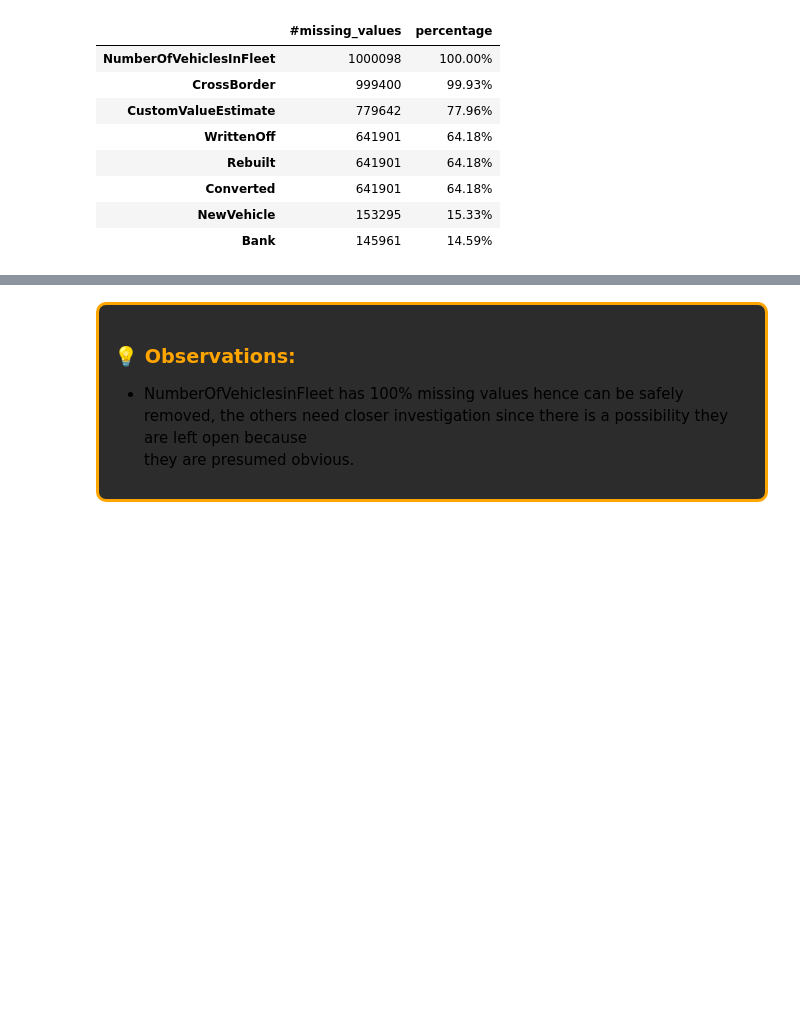
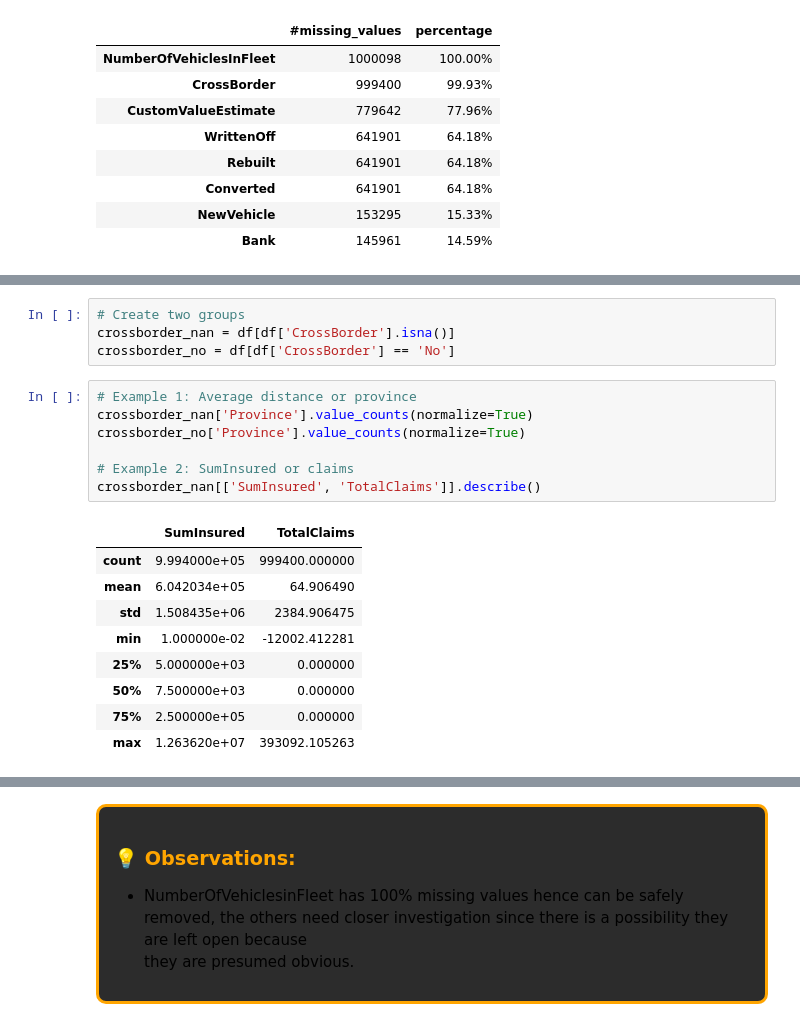
Before and after one commit to Teshager21/insurance-risk-modeling, a Jupyter notebook: notebooks/exploratory/eda_insurance.ipynb, the cells around one changed output, grey strips where cells are left out. Drawn from its saved outputs; the diff is of its cells as text; blank space fills up the shorter version.

```diff
--- a/notebooks/exploratory/eda_insurance.ipynb
+++ b/notebooks/exploratory/eda_insurance.ipynb
@@ -275,0 +296,21 @@ dq.columns_with_significant_missing_values(threshold=5)
+# %%
+# Create two groups
+crossborder_nan = df[df['CrossBorder'].isna()]
+crossborder_no = df[df['CrossBorder'] == 'No']
+# %%
+# Example 1: Average distance or province
+crossborder_nan['Province'].value_counts(normalize=True)
+crossborder_no['Province'].value_counts(normalize=True)
+
+# Example 2: SumInsured or claims
+crossborder_nan[['SumInsured', 'TotalClaims']].describe()
+# %% [output]
+|  | SumInsured | TotalClaims |
+| count | 9.994000e+05 | 999400.000000 |
+| mean | 6.042034e+05 | 64.906490 |
+| std | 1.508435e+06 | 2384.906475 |
+| min | 1.000000e-02 | -12002.412281 |
+| 25% | 5.000000e+03 | 0.000000 |
+| 50% | 7.500000e+03 | 0.000000 |
+| 75% | 2.500000e+05 | 0.000000 |
+| max | 1.263620e+07 | 393092.105263 |
```
Also changed, not shown: parts of 52 cells of this notebook.
